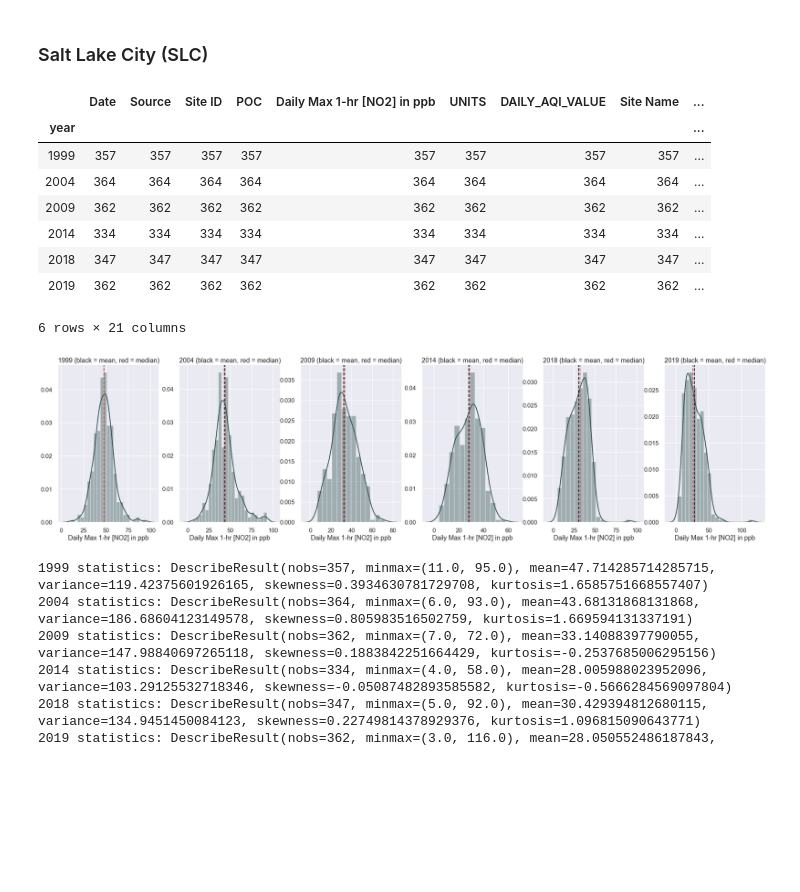
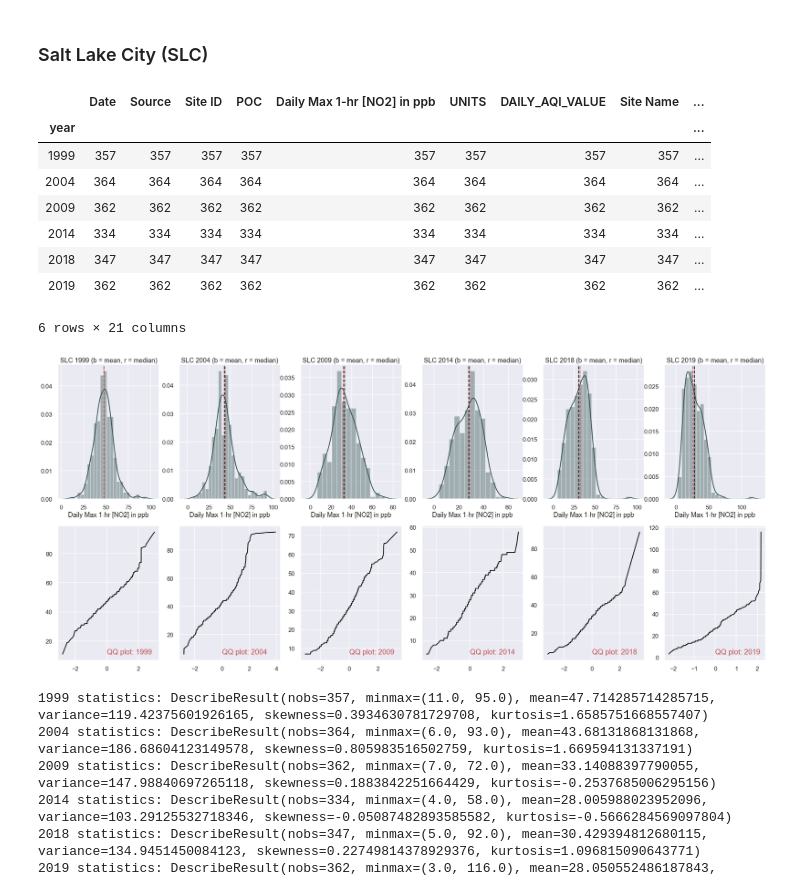
Before and after one commit to andrewprescot/Thinkful, a Jupyter notebook: Prescot_Thinkful_C1_NO2_proposal.ipynb, the cells around one changed output. Cells and saved outputs as stored; diff of their text form; code cells hidden in the pictures; blank space fills up the shorter version.

Commit message:
Add files via upload
Includes QQ plots for SLC and HON distribution analysis

```diff
--- a/Prescot_Thinkful_C1_NO2_proposal.ipynb
+++ b/Prescot_Thinkful_C1_NO2_proposal.ipynb
@@ -159,28 +161,32 @@ pollutant_no2 = 'Daily Max 1-hr [NO2] in ppb'
 # %%
 # Visualize distributions for SLC
 years = list(df['year'].unique())
 
 ii = 0
-fig, axes = plt.subplots(1,len(years), figsize=(35, 8))
+fig, axes = plt.subplots(2,len(years), figsize=(35, 15))
 while ii<len(years):
-    ax = sns.distplot(df[(df['year']==years[ii])&(df['site']=='SLC')][pollutant_no2], ax=axes[ii], color = 'darkslategrey')
+    figdata = df[(df['year']==years[ii])&(df['site']=='SLC')][pollutant_no2]
+    ax = sns.distplot(figdata, ax=axes[0,ii], color = 'darkslategrey')
     ax.axvline(df[(df['year']==years[ii])&(df['site']=='SLC')][pollutant_no2].mean(), color = 'k', linestyle='dashed')
     ax.axvline(df[(df['year']==years[ii])&(df['site']=='SLC')][pollutant_no2].median(), color = 'r', linestyle='dashed')
-    ax.set_title('%s (black = mean, red = median)' % str(years[ii]))
+    ax.set_title('SLC %s (b = mean, r = median)' % str(years[ii]))
+    ax2 = sns.lineplot(x = np.sort(np.random.normal(0, 1, len(figdata))), y = np.sort(figdata) , color = 'black', ax = axes[1,ii])
+    style = dict(size=20, color='r');
+    ax2.text(0, min(figdata), 'QQ plot: '+str(years[ii]), **style);
     ii +=1
 
 df[df['site']=='SLC'].groupby(['year']).agg('count')
 # %% [output]
 |  | Date | Source | Site ID | POC | Daily Max 1-hr [NO2] in ppb | UNITS | DAILY_AQI_VALUE | Site Name | ... |
 | year |  |  |  |  |  |  |  |  | ... |
 | 1999 | 357 | 357 | 357 | 357 | 357 | 357 | 357 | 357 | ... |
 | 2004 | 364 | 364 | 364 | 364 | 364 | 364 | 364 | 364 | ... |
 | 2009 | 362 | 362 | 362 | 362 | 362 | 362 | 362 | 362 | ... |
 | 2014 | 334 | 334 | 334 | 334 | 334 | 334 | 334 | 334 | ... |
 | 2018 | 347 | 347 | 347 | 347 | 347 | 347 | 347 | 347 | ... |
 | 2019 | 362 | 362 | 362 | 362 | 362 | 362 | 362 | 362 | ... |
 6 rows × 21 columns
-[figure, old version]
+[figure, new version]
 # %%
 # Quantitative tests for normality for SLC distributions
 [print('{} statistics: {}'.format(ii, stats.describe(df[(df['year']==ii)&(df['site']=='SLC')][pollutant_no2]))) for ii in years];
```
Also changed, not shown: parts of 2 cells of this notebook.
